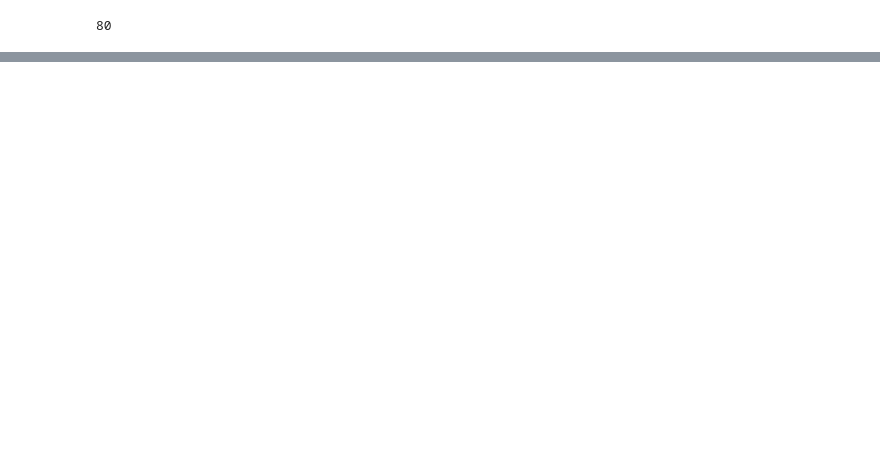
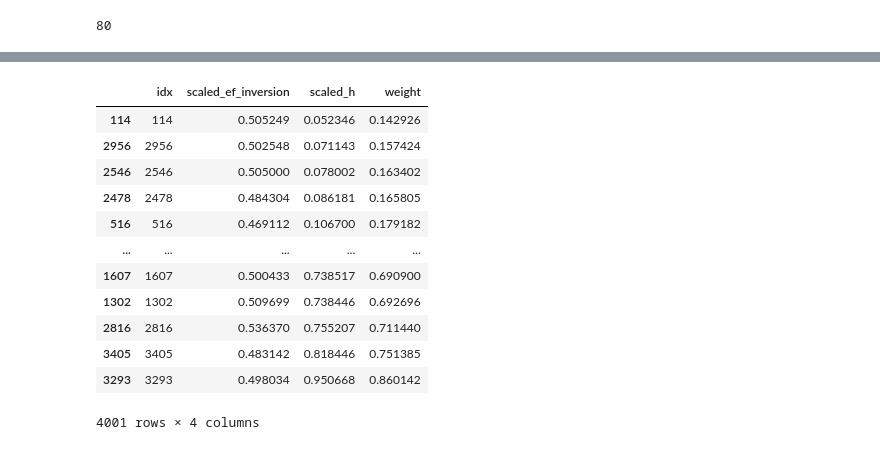
Before and after one commit to miaoshahaha/DDPM_XAI, a Jupyter notebook: main.ipynb, the cells around one changed output, grey strips where cells are left out. Saved outputs shown, nothing was run; the diff lists cells and outputs as text; code cells hidden in the pictures; blank space fills up the shorter version.

```diff
--- a/main.ipynb
+++ b/main.ipynb
@@ -247,0 +379,21 @@ array([114, 180, 169, 151,  37,  39,  83,  12, 113,  23,  62, 194,  34,
+# %%
+df_anchor_mean = train_mean_anchor.groupby(['idx'])[['scaled_ef_inversion','scaled_h']].mean().reset_index()
+df_anchor_mean['weight'] = (df_anchor_mean['scaled_ef_inversion'] * 0.2 + df_anchor_mean['scaled_h'] * 0.8)
+
+df_anchor_mean = df_anchor_mean.sort_values(by='weight')
+# %%
+df_anchor_mean
+# %% [output]
+|  | idx | scaled_ef_inversion | scaled_h | weight |
+| 114 | 114 | 0.505249 | 0.052346 | 0.142926 |
+| 2956 | 2956 | 0.502548 | 0.071143 | 0.157424 |
+| 2546 | 2546 | 0.505000 | 0.078002 | 0.163402 |
+| 2478 | 2478 | 0.484304 | 0.086181 | 0.165805 |
+| 516 | 516 | 0.469112 | 0.106700 | 0.179182 |
+| ... | ... | ... | ... | ... |
+| 1607 | 1607 | 0.500433 | 0.738517 | 0.690900 |
+| 1302 | 1302 | 0.509699 | 0.738446 | 0.692696 |
+| 2816 | 2816 | 0.536370 | 0.755207 | 0.711440 |
+| 3405 | 3405 | 0.483142 | 0.818446 | 0.751385 |
+| 3293 | 3293 | 0.498034 | 0.950668 | 0.860142 |
+4001 rows × 4 columns
```
Also changed, not shown: parts of 14 cells of this notebook.
